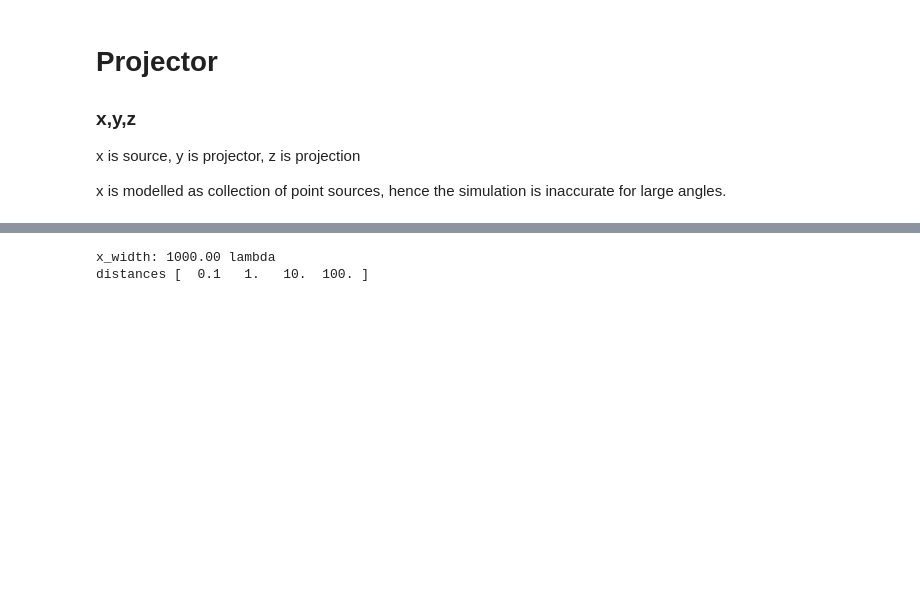
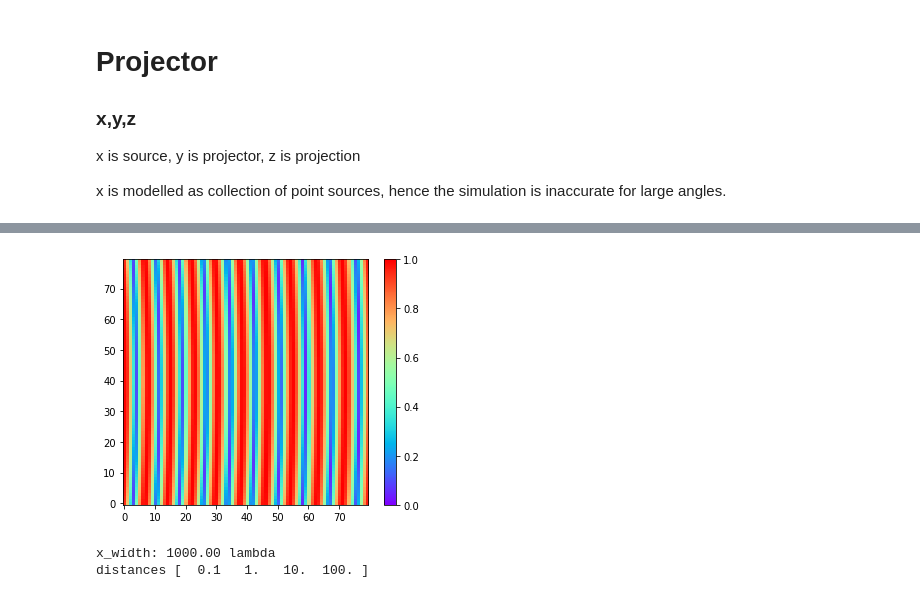
Before and after one commit to voschezang/Holographic-Projector-Simulations, a Jupyter notebook: projector-demo-1d.ipynb, the cells around one changed output, grey strips where cells are left out. Saved outputs shown, nothing was run; the diff lists cells and outputs as text; code cells hidden in the pictures; blank space fills up the shorter version.

```diff
--- a/projector-demo-1d.ipynb
+++ b/projector-demo-1d.ipynb
@@ -298,3 +351,19 @@ distances [ 0.01  0.1   1.   10.  ]
+# %%
+u2 = sample_grid(N, x_width*LAMBDA, 1e0 * x_width*LAMBDA, dims=3)
+
+A = R.from_euler('y', 90, degrees=True).as_matrix()
+# A = A[1:, 1:]
+u2 = np.matmul(u2, A)
+
+v2 = np.append(v, np.zeros((N,1)), axis=1)
+for m in range(N):
+    z[m,:] = from_polar(np.sum(f(y[:,0], y[:,1], v2, u2[m])), distance=1)
+normalize_amplitude(z)
+
+# plot.vectors([x,z], ['x','z'], title='x,z');
+plot.matrix(reshape(z[:, 0]))
+# %% [output]
+[figure, added]
 # %%
 x_width = 1e3
 w = sample_grid(N, x_width*LAMBDA, 0)
```
Also changed, not shown: parts of 8 cells of this notebook, 4 other files.
